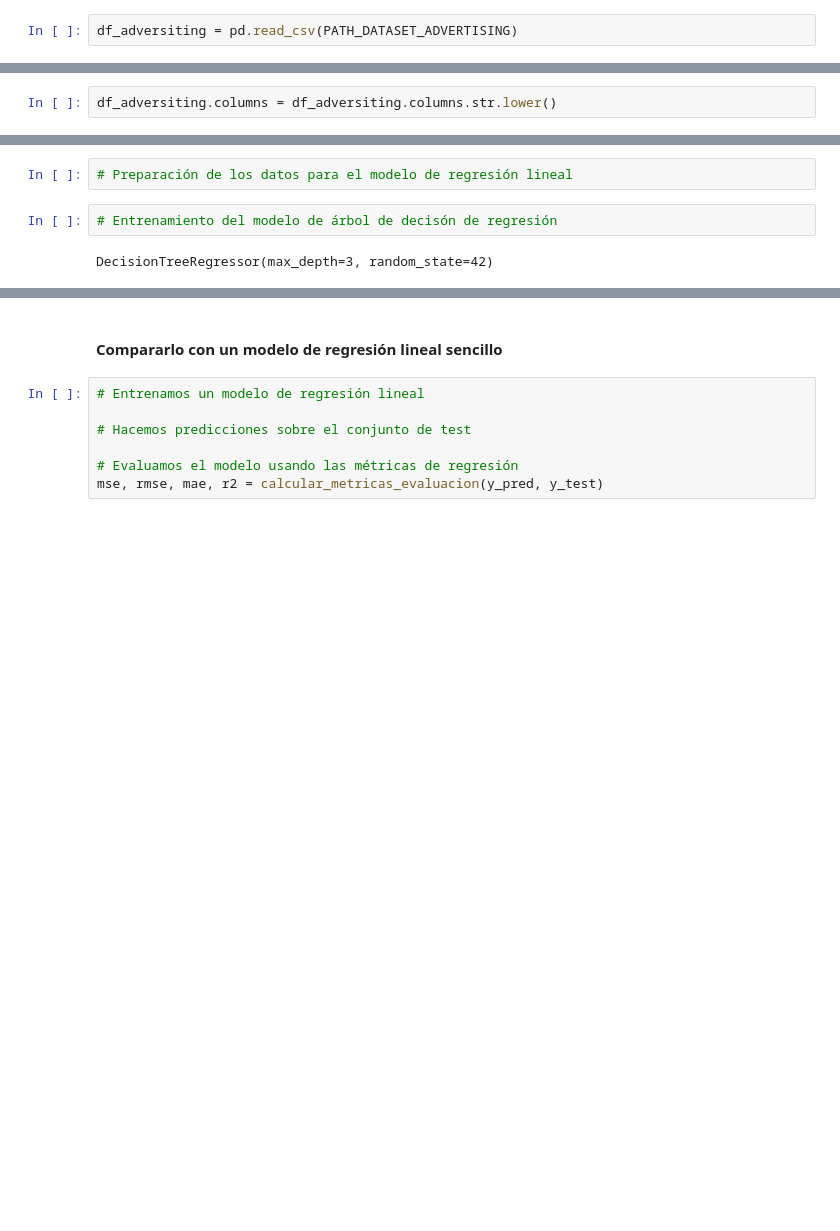
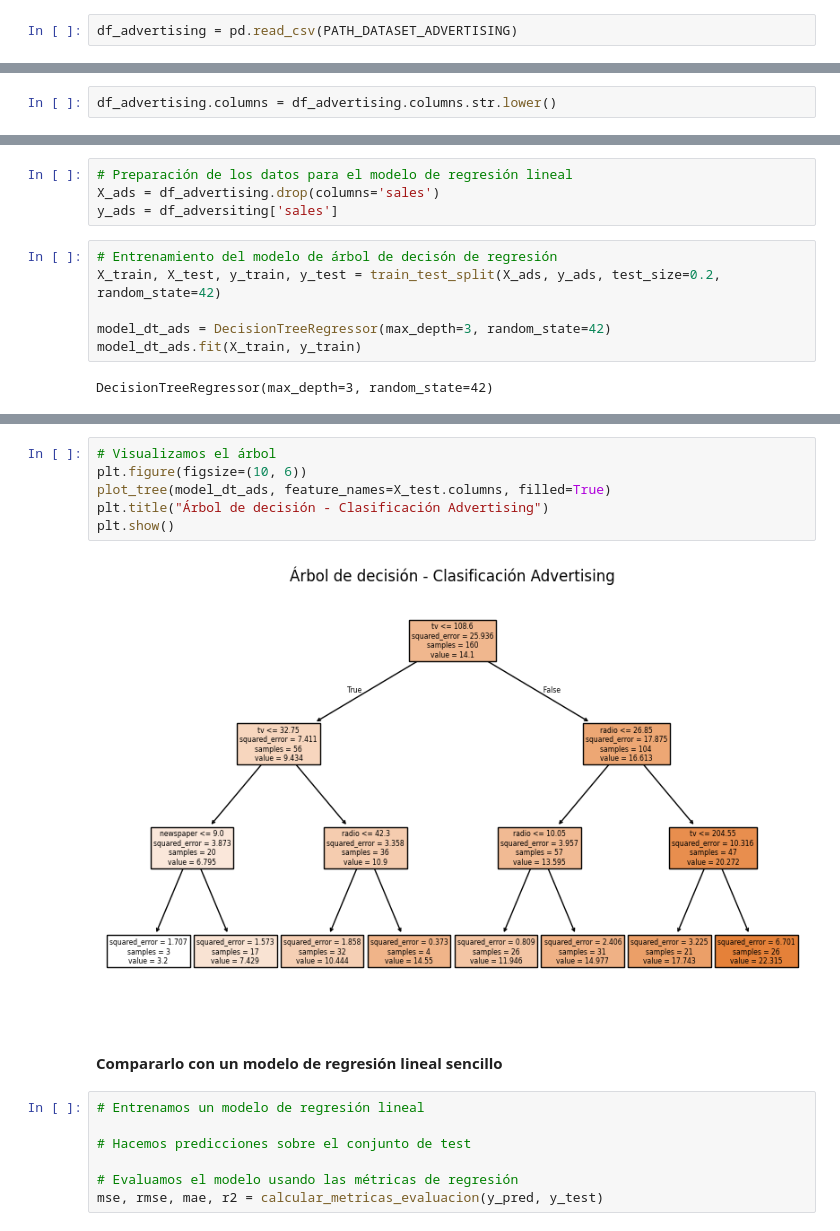
Before and after one commit to Gaizka-Menendez/M4_ML_DL, a Jupyter notebook: notebooks/clase_2_modelos_supervisados_alumnos.ipynb, the cells around one changed output, grey strips where cells are left out. Drawn from its saved outputs; the diff is of its cells as text; blank space fills up the shorter version.

Commit message:
Arboles de decision

```diff
--- a/notebooks/clase_2_modelos_supervisados_alumnos.ipynb
+++ b/notebooks/clase_2_modelos_supervisados_alumnos.ipynb
@@ -1205,5 +1237,5 @@ Este tipo de algoritmos también pueden servir para inferir variables continuas,
 # %% [markdown]
 ####  Carga y preprocesamiento de datos
 # %%
-df_adversiting = pd.read_csv(PATH_DATASET_ADVERTISING)
+df_advertising = pd.read_csv(PATH_DATASET_ADVERTISING)
 # %%
@@ -1223,5 +1255,5 @@ df_adversiting
 | 199 | 232.1 | 8.6 | 8.7 | 13.4 |
 200 rows × 4 columns
 # %%
-df_adversiting.columns = df_adversiting.columns.str.lower()
+df_advertising.columns = df_advertising.columns.str.lower()
 # %%
@@ -1233,8 +1265,14 @@ sns.pairplot(df_adversiting)
 #### Modelo, ajuste y evaluación
 # %%
 # Preparación de los datos para el modelo de regresión lineal
+X_ads = df_advertising.drop(columns='sales')
+y_ads = df_adversiting['sales']
 # %%
 # Entrenamiento del modelo de árbol de decisón de regresión
+X_train, X_test, y_train, y_test = train_test_split(X_ads, y_ads, test_size=0.2, random_state=42)
+
+model_dt_ads = DecisionTreeRegressor(max_depth=3, random_state=42)
+model_dt_ads.fit(X_train, y_train)
 # %% [output]
 DecisionTreeRegressor(max_depth=3, random_state=42)
 # %%
@@ -1250,6 +1288,14 @@ RMSE (Raíz del error cuadrático medio): 2.2263
 MAE (Error absoluto medio): 1.6856
 R² (Coeficiente de determinación): 0.8430
 El modelo explica aproximadamente el 84.30% de la varianza
+# %%
+# Visualizamos el árbol
+plt.figure(figsize=(10, 6))
+plot_tree(model_dt_ads, feature_names=X_test.columns, filled=True)
+plt.title("Árbol de decisión - Clasificación Advertising")
+plt.show()
+# %% [output]
+[figure, added]
 # %% [markdown]
 #### Compararlo con un modelo de regresión lineal sencillo
 # %%
```
Also changed, not shown: parts of 43 cells of this notebook.
